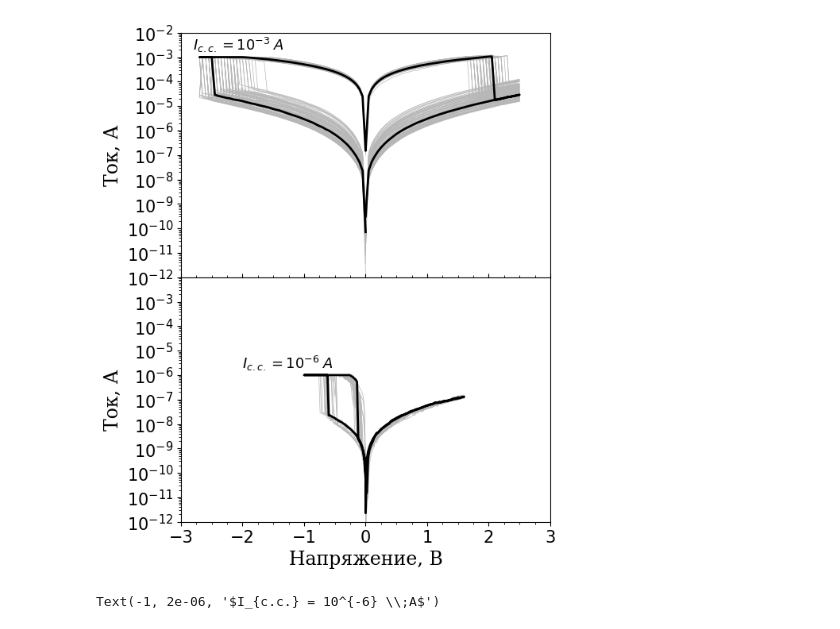
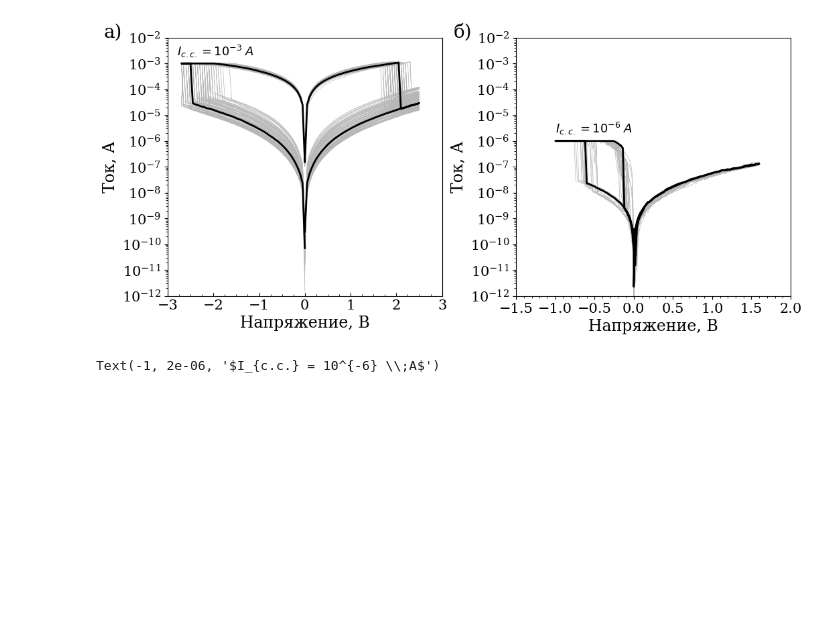
Before and after one commit to OneMoreGate/mipt_67_conference, a Jupyter notebook: prezentation.ipynb, the cells around one changed output. Drawn from its saved outputs; the diff is of its cells as text; code cells hidden in the pictures; blank space fills up the shorter version.

```diff
--- a/prezentation.ipynb
+++ b/prezentation.ipynb
@@ -7,49 +7,55 @@ d_hbn_1.delete_measurs(16, measur=[i for i in range(52)] + [i for i in range(101
 d_hbn_3 = DC_IV('hBN_1_3')
 d_hbn_3.delete_measurs(16, measur= [i for i in range(98)] + [j for j in range(132, 190)] + [119, 127, 106, 105])
 # %%
-fig = plt.figure(figsize=(6, 8))
-gs = GridSpec(ncols=1, nrows=2, figure=fig)
-
+fig = plt.figure(figsize=(12, 5))
+gs = GridSpec(ncols=2, nrows=1, figure=fig)
+plt.rcParams.update({'font.family':'serif'})
 ax_1 = fig.add_subplot(gs[0])
 ax_2 = fig.add_subplot(gs[1])
 
 y_major = ticker.LogLocator(numticks = 20)
 y_minor = ticker.LogLocator(base=10, subs = np.arange(1.0, 10.0) * 0.1, numticks = 400)
 
 d_hbn_1.draw_multiple_lines(16, ax_1,  color = '#b7b7b7', linewidth = 0.5)
 d_hbn_1.draw_single_line(16, ax_1, 110, color = 'k', linewidth = 2)
 ax_1.set(yscale = 'log', ylim=[10**(-12), 10**(-2)], xlim=[-3, 3])
 ax_1.xaxis.set_major_locator(ticker.MultipleLocator(1))
 ax_1.xaxis.set_minor_locator(ticker.MultipleLocator(0.25))
 ax_1.tick_params(labelsize=15)
 #ax_1.set_xlabel('Напряжение, В', size = 17, fontfamily = 'serif')
 ax_1.set_ylabel('Ток, А', size = 17, fontfamily = 'serif')
 ax_1.yaxis.set_major_locator(y_major)
 ax_1.yaxis.set_minor_locator(y_minor)
-ax_1.tick_params(labelsize=15, labelbottom = False)
+ax_1.tick_params(labelsize=15)
 ax_1.tick_params(axis='y', which = 'minor', labelleft = False)
 ax_1.tick_params(axis='x', direction = 'in', which = 'both')
 ax_1.text(-2.8, 2 * 10 ** -3, r'$I_{c.c.} = 10^{-3} \;A$', size = 13)
+ax_1.text(-4.4, 1e-2, 'а)', size = 20)
+ax_1.set_xlabel('Напряжение, В', size = 17)
 
+
+#y_major = ticker.LogLocator(numticks = 20)
+#y_minor = ticker.LogLocator(base=10, subs = np.arange(1.0, 10.0) * 0.1, numticks = 400)
 #ticker.FixedLocator([10**-13,10**-12,10**-11,10**-10,10**-9,10**-8,10**-7,10**-6])
 d_hbn_3.draw_multiple_lines(16, ax_2, color = '#b7b7b7', linewidth = 0.5)
 d_hbn_3.draw_single_line(16, ax_2, measur=100, color = 'k', linewidth = 2)
-ax_2.set(yscale = 'log', ylim=[10**(-12), 10**(-2)], xlim=[-3, 3])
-ax_2.xaxis.set_major_locator(ticker.MultipleLocator(1))
-ax_2.xaxis.set_minor_locator(ticker.MultipleLocator(0.25))
-ax_2.yaxis.set_major_locator(ticker.FixedLocator([10**-13,10**-12,10**-11,10**-10,10**-9,10**-8,10**-7,10**-6,10**-5,10**-4,10**-3]))
+ax_2.set(yscale = 'log', ylim=[10**(-12), 10**(-2)], xlim=[-1.5, 2])
+ax_2.xaxis.set_major_locator(ticker.MultipleLocator(0.5))
+ax_2.xaxis.set_minor_locator(ticker.MultipleLocator(0.1))
+ax_2.yaxis.set_major_locator(y_major)
 ax_2.yaxis.set_minor_locator(y_minor)
 ax_2.tick_params(labelsize=15)
 ax_2.tick_params(axis='y', which = 'minor', labelleft = False)
 ax_2.set_xlabel('Напряжение, В', size = 17, fontfamily = 'serif')
 ax_2.set_ylabel('Ток, А', size = 17, fontfamily = 'serif')
-ax_2.text(-2, 2 * 10 ** -6, r'$I_{c.c.} = 10^{-6} \;A$', size = 13)
+ax_2.text(-1, 2 * 10 ** -6, r'$I_{c.c.} = 10^{-6} \;A$', size = 13)
+ax_2.text(-2.3, 1e-2, 'б)', size = 20)
 
-gs.update(hspace=0)
+gs.update(wspace=0.27)
 
-plt.savefig('hBN_1_type_swithc_change.png', dpi = 300, bbox_inches = 'tight')
+#plt.savefig('hBN_typical.png', dpi = 300, bbox_inches = 'tight')
 # %% [output]
-[figure, old version]
+[figure, new version]
 # %%
 fig, ax = plt.subplots(figsize = [8,5])
 d_hbn_3.draw_multiple_lines(16, ax, color = '#b7b7b7', linewidth = 0.5)
```
Also changed, not shown: 1 other file.
